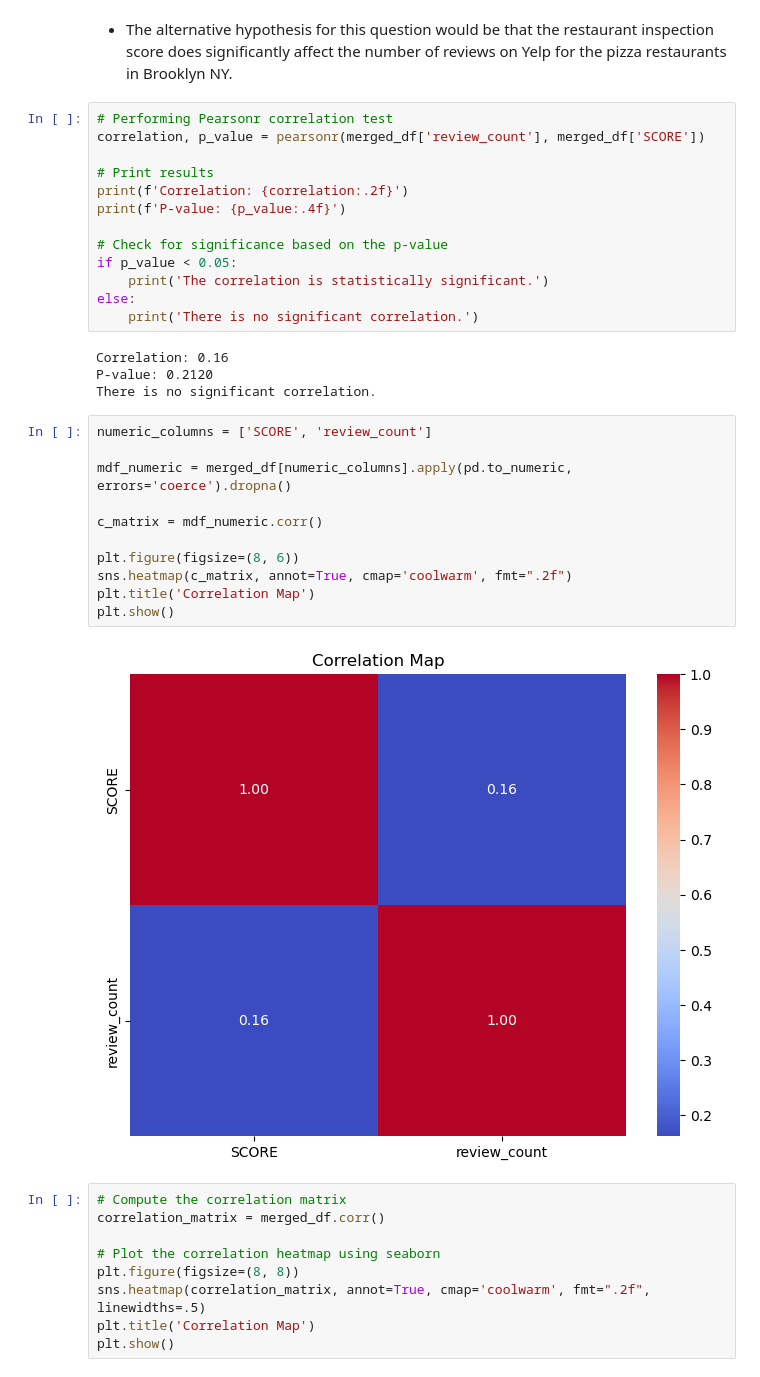
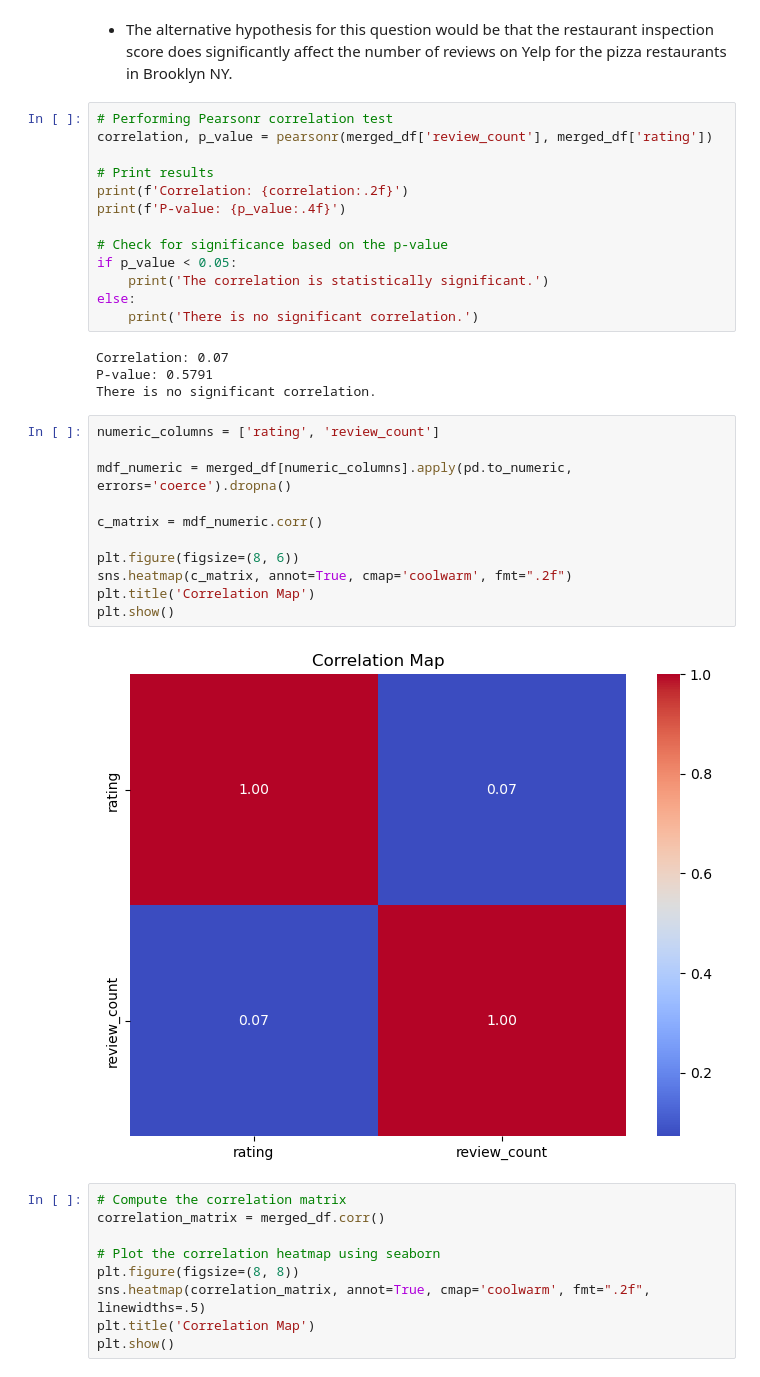
Before and after one commit to JoeBwonKenobi/NYCRestarauntInspections, a Jupyter notebook: Hypothesis Testing.ipynb, the cells around one changed output. Cells and saved outputs as stored; diff of their text form.

```diff
--- a/Hypothesis Testing.ipynb
+++ b/Hypothesis Testing.ipynb
@@ -388,7 +388,7 @@ plt.show()
 - The alternative hypothesis for this question would be that the restaurant inspection score does significantly affect the number of reviews on Yelp for the pizza restaurants in Brooklyn NY.
 # %%
 # Performing Pearsonr correlation test
-correlation, p_value = pearsonr(merged_df['review_count'], merged_df['SCORE'])
+correlation, p_value = pearsonr(merged_df['review_count'], merged_df['rating'])
 
 # Print results
 print(f'Correlation: {correlation:.2f}')
@@ -400,22 +400,22 @@ if p_value < 0.05:
 else:
     print('There is no significant correlation.')
 # %% [output]
-Correlation: 0.16
-P-value: 0.2120
+Correlation: 0.07
+P-value: 0.5791
 There is no significant correlation.
 # %%
-numeric_columns = ['SCORE', 'review_count']
+numeric_columns = ['rating', 'review_count']
 
 mdf_numeric = merged_df[numeric_columns].apply(pd.to_numeric, errors='coerce').dropna()
 
 c_matrix = mdf_numeric.corr()
 
 plt.figure(figsize=(8, 6))
 sns.heatmap(c_matrix, annot=True, cmap='coolwarm', fmt=".2f")
 plt.title('Correlation Map')
 plt.show()
 # %% [output]
-[figure, old version]
+[figure, new version]
 # %%
 # Compute the correlation matrix
 correlation_matrix = merged_df.corr()
```
Also changed, not shown: parts of 5 cells of this notebook, 3 other files.
